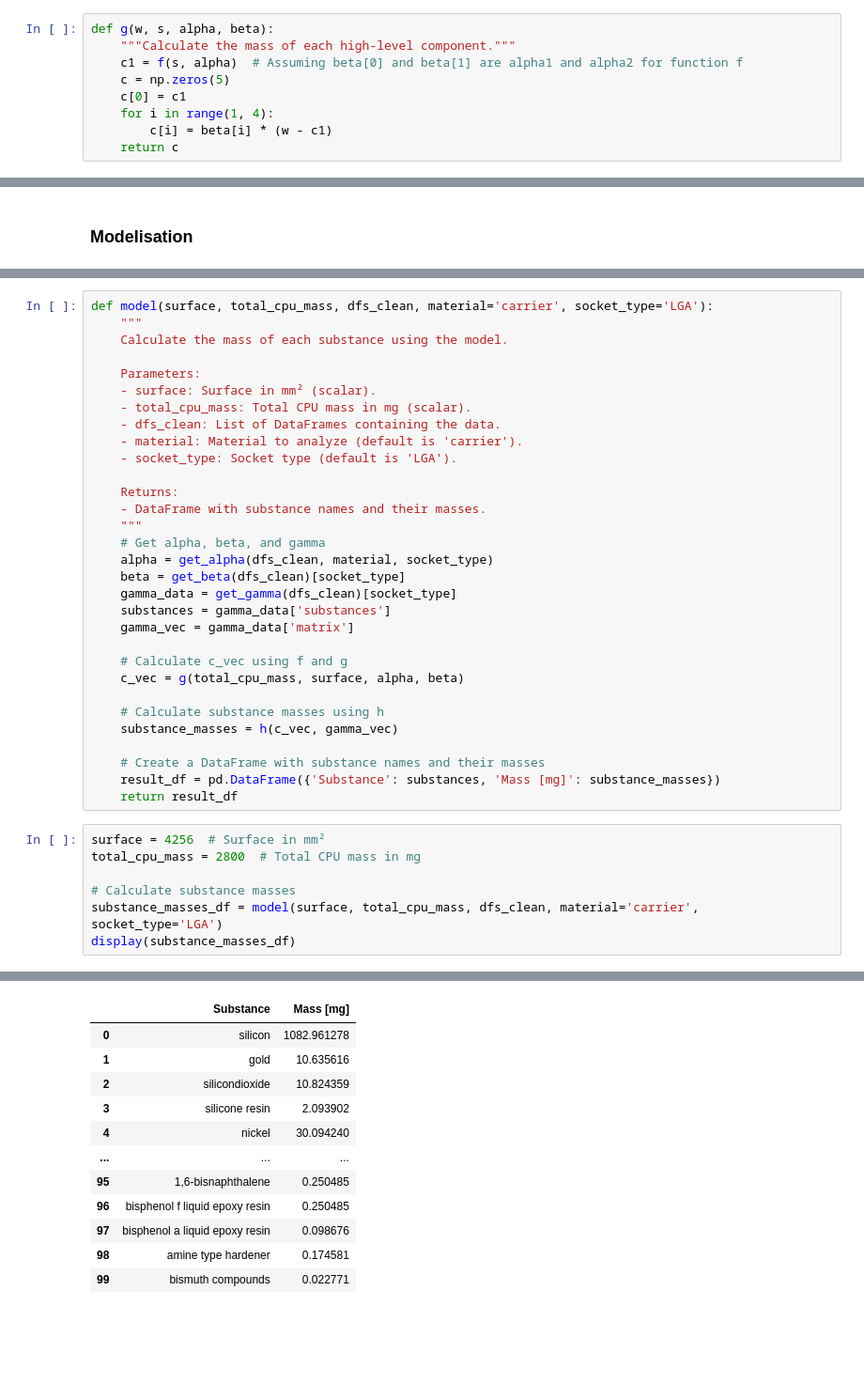
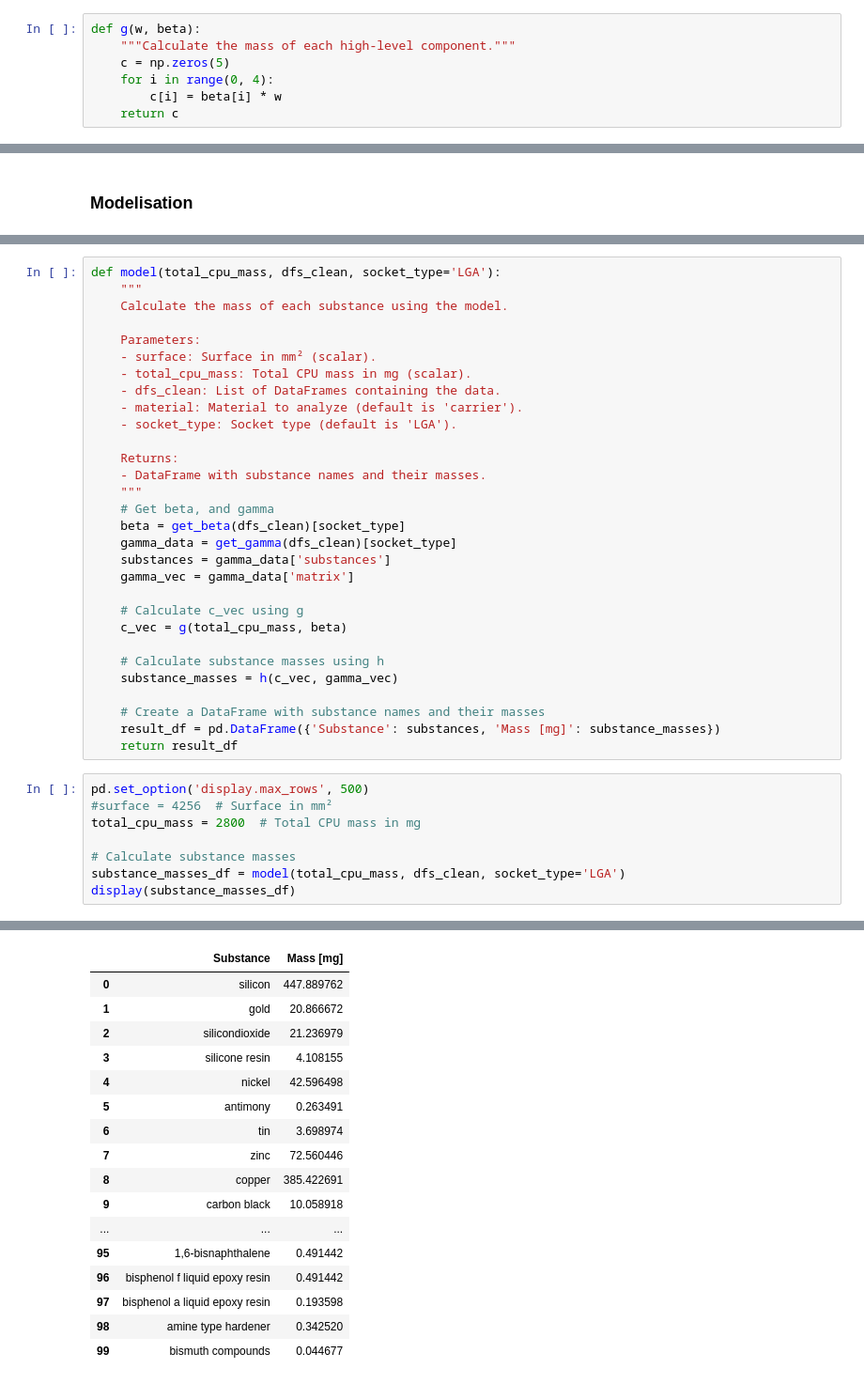
Before and after one commit to arthur0000-1/LCA_CPU_encapsulation, a Jupyter notebook: model.ipynb, the cells around one changed output, grey strips where cells are left out. Shown at 94% size. Cells and saved outputs as stored; diff of their text form; blank space fills up the shorter version.

Commit message:
update (clean model)

```diff
--- a/model.ipynb
+++ b/model.ipynb
@@ -538,10 +409,8 @@ $g(w, \vec \beta) = c_i = \beta_i (w - c_1)$ with i = 2, 3, 4, 5
 # %%
-def g(w, s, alpha, beta):
+def g(w, beta):
     """Calculate the mass of each high-level component."""
-    c1 = f(s, alpha)  # Assuming beta[0] and beta[1] are alpha1 and alpha2 for function f
     c = np.zeros(5)
-    c[0] = c1
-    for i in range(1, 4):
-        c[i] = beta[i] * (w - c1)
+    for i in range(0, 4):
+        c[i] = beta[i] * w
     return c
 # %% [markdown]
@@ -590,7 +452,7 @@ def get_gamma(dfs_clean):
         }
     return gamma
 # %%
-def model(surface, total_cpu_mass, dfs_clean, material='carrier', socket_type='LGA'):
+def model(total_cpu_mass, dfs_clean, socket_type='LGA'):
     """
     Calculate the mass of each substance using the model.
 
@@ -604,15 +466,14 @@ def model(surface, total_cpu_mass, dfs_clean, material='carrier', socket_type='L
     Returns:
     - DataFrame with substance names and their masses.
     """
-    # Get alpha, beta, and gamma
-    alpha = get_alpha(dfs_clean, material, socket_type)
+    # Get beta, and gamma
     beta = get_beta(dfs_clean)[socket_type]
     gamma_data = get_gamma(dfs_clean)[socket_type]
     substances = gamma_data['substances']
     gamma_vec = gamma_data['matrix']
 
-    # Calculate c_vec using f and g
-    c_vec = g(total_cpu_mass, surface, alpha, beta)
+    # Calculate c_vec using g
+    c_vec = g(total_cpu_mass, beta)
 
     # Calculate substance masses using h
     substance_masses = h(c_vec, gamma_vec)
@@ -621,10 +482,11 @@ def model(surface, total_cpu_mass, dfs_clean, material='carrier', socket_type='L
     result_df = pd.DataFrame({'Substance': substances, 'Mass [mg]': substance_masses})
     return result_df
 # %%
-surface = 4256  # Surface in mm²
+pd.set_option('display.max_rows', 500)
+#surface = 4256  # Surface in mm²
 total_cpu_mass = 2800  # Total CPU mass in mg
 
 # Calculate substance masses
-substance_masses_df = model(surface, total_cpu_mass, dfs_clean, material='carrier', socket_type='LGA')
+substance_masses_df = model(total_cpu_mass, dfs_clean, socket_type='LGA')
 display(substance_masses_df)
 # %% [output]
@@ -641,12 +493,17 @@ Downcasting object dtype arrays on .fillna, .ffill, .bfill is deprecated and wil
 |  | Substance | Mass [mg] |
-| 0 | silicon | 1082.961278 |
-| 1 | gold | 10.635616 |
-| 2 | silicondioxide | 10.824359 |
-| 3 | silicone resin | 2.093902 |
-| 4 | nickel | 30.094240 |
+| 0 | silicon | 447.889762 |
+| 1 | gold | 20.866672 |
+| 2 | silicondioxide | 21.236979 |
+| 3 | silicone resin | 4.108155 |
+| 4 | nickel | 42.596498 |
+| 5 | antimony | 0.263491 |
+| 6 | tin | 3.698974 |
+| 7 | zinc | 72.560446 |
+| 8 | copper | 385.422691 |
+| 9 | carbon black | 10.058918 |
 | ... | ... | ... |
-| 95 | 1,6-bisnaphthalene | 0.250485 |
-| 96 | bisphenol f liquid epoxy resin | 0.250485 |
-| 97 | bisphenol a liquid epoxy resin | 0.098676 |
-| 98 | amine type hardener | 0.174581 |
-| 99 | bismuth compounds | 0.022771 |
+| 95 | 1,6-bisnaphthalene | 0.491442 |
+| 96 | bisphenol f liquid epoxy resin | 0.491442 |
+| 97 | bisphenol a liquid epoxy resin | 0.193598 |
+| 98 | amine type hardener | 0.342520 |
+| 99 | bismuth compounds | 0.044677 |
```
Also changed, not shown: parts of 19 cells of this notebook.
